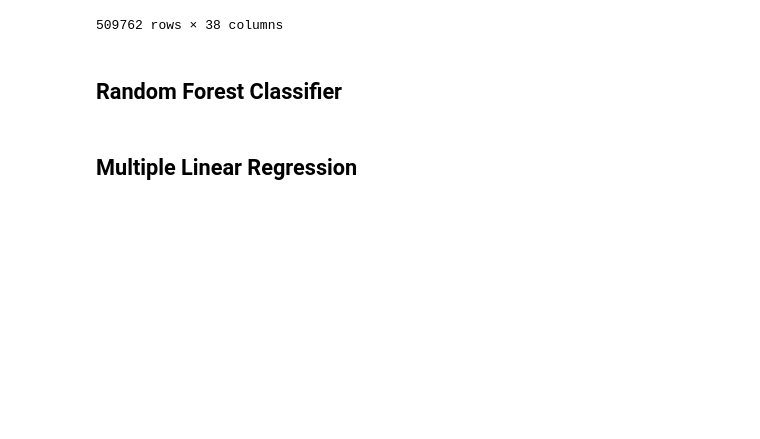
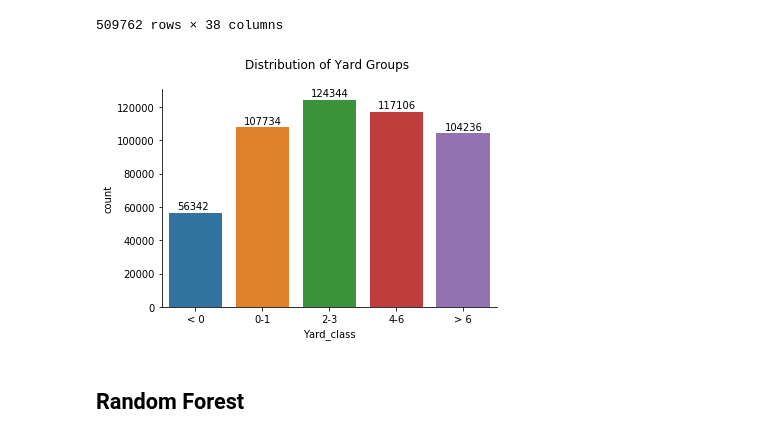
Before and after one commit to sharonk515/NFL_yards_gained, a Jupyter notebook: nfl_classification.ipynb, the cells around one changed output. Saved outputs shown, nothing was run; the diff lists cells and outputs as text; code cells hidden in the pictures; blank space fills up the shorter version.

Commit message:
added images

```diff
--- a/nfl_classification.ipynb
+++ b/nfl_classification.ipynb
@@ -60,8 +63,35 @@ nfl
 509762 rows × 38 columns
 # %%
 nfl['Defenders_vs_Distance'] = nfl['DefendersInTheBox'] / nfl['Distance']
+# %%
+classes = {'< 0': 1,
+           '0-1': 2,
+           '2-3': 3,
+           '4-6': 4,
+           '> 6': 5}
+
+nfl['Yard_class'] = nfl['Yard_class'].apply(lambda x: classes[x])
+# %%
+yard_order = ['< 0', '0-1', '2-3', '4-6', '> 6']
+yard_counts = {}
+for i in yard_order:
+    yard_counts[i] = dict(nfl['Yard_class'].value_counts(sort=False))[i]
+sns.countplot(nfl['Yard_class'],
+              order=yard_order)
+for i, v in enumerate(yard_counts.values()):
+    plt.text(i - 0.27, v + 2000,
+             str(v),
+             color='black',
+             fontsize=10)
+plt.title('Distribution of Yard Groups \n')
+sns.despine(left=False, bottom=False)
+plt.savefig('Images/Yard_groups',
+            bbox_inches='tight',
+            transparent=True)
+# %% [output]
+[figure, added]
 # %% [markdown]
-## Random Forest Classifier
+## Random Forest
 # %%
 X = nfl.drop('Yard_class', axis=1)
 y = nfl['Yard_class']
@@ -77,5 +105,3 @@ X_train, X_test, y_train, y_test = train_test_split(X, y,
                                                     test_size=0.2,
                                                     stratify=y,
                                                     random_state=220)
-# %% [markdown]
-## Multiple Linear Regression
```
Also changed, not shown: parts of 68 cells of this notebook, 14 other files.
